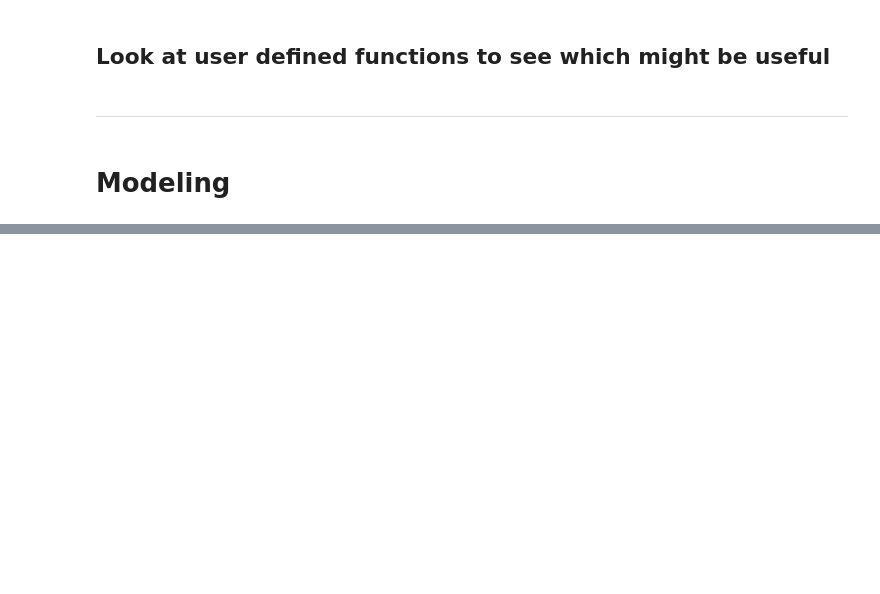
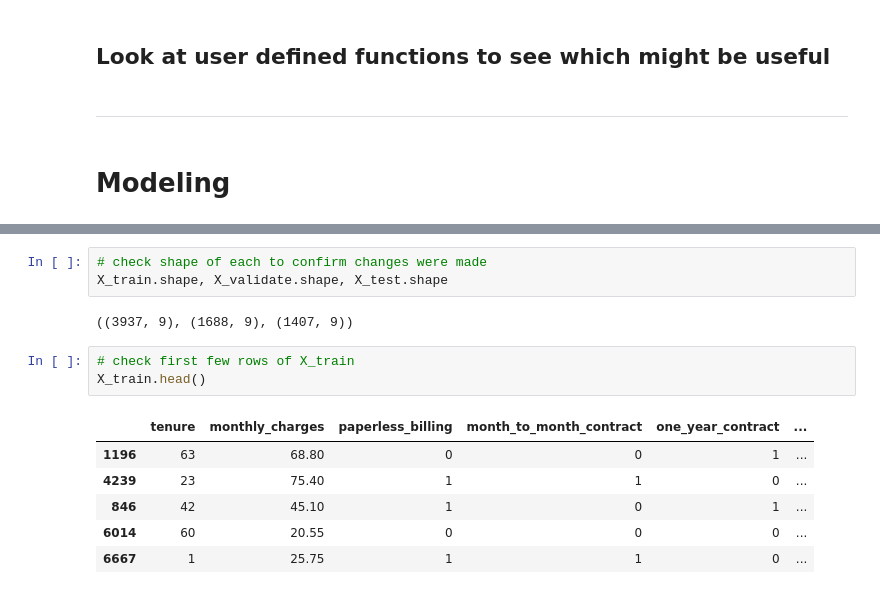
Before and after one commit to lainslie-18/telco_classification_project, a Jupyter notebook: telco_classification_project_draft.ipynb, the cells around one changed output, grey strips where cells are left out. Drawn from its saved outputs; the diff is of its cells as text; blank space fills up the shorter version.

```diff
--- a/telco_classification_project_draft.ipynb
+++ b/telco_classification_project_draft.ipynb
@@ -490,0 +384,15 @@ On your best model, a chart visualizing how it performed on test would be nice
+# %%
+# check shape of each to confirm changes were made
+X_train.shape, X_validate.shape, X_test.shape
+# %% [output]
+((3937, 9), (1688, 9), (1407, 9))
+# %%
+# check first few rows of X_train
+X_train.head()
+# %% [output]
+|  | tenure | monthly_charges | paperless_billing | month_to_month_contract | one_year_contract | ... |
+| 1196 | 63 | 68.80 | 0 | 0 | 1 | ... |
+| 4239 | 23 | 75.40 | 1 | 1 | 0 | ... |
+| 846 | 42 | 45.10 | 1 | 0 | 1 | ... |
+| 6014 | 60 | 20.55 | 0 | 0 | 0 | ... |
+| 6667 | 1 | 25.75 | 1 | 1 | 0 | ... |
```
Also changed, not shown: parts of 60 cells of this notebook, 3 other files.
